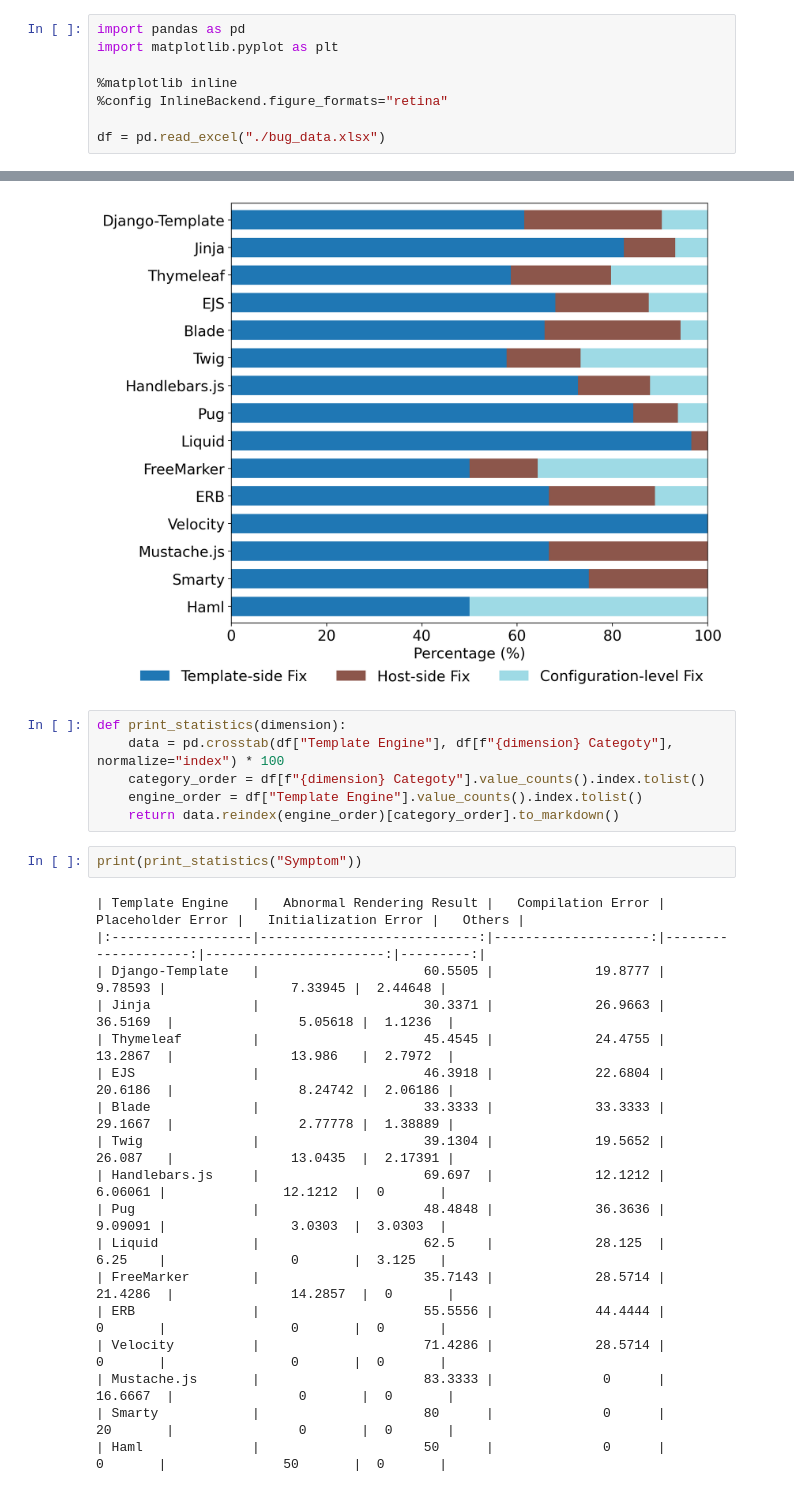
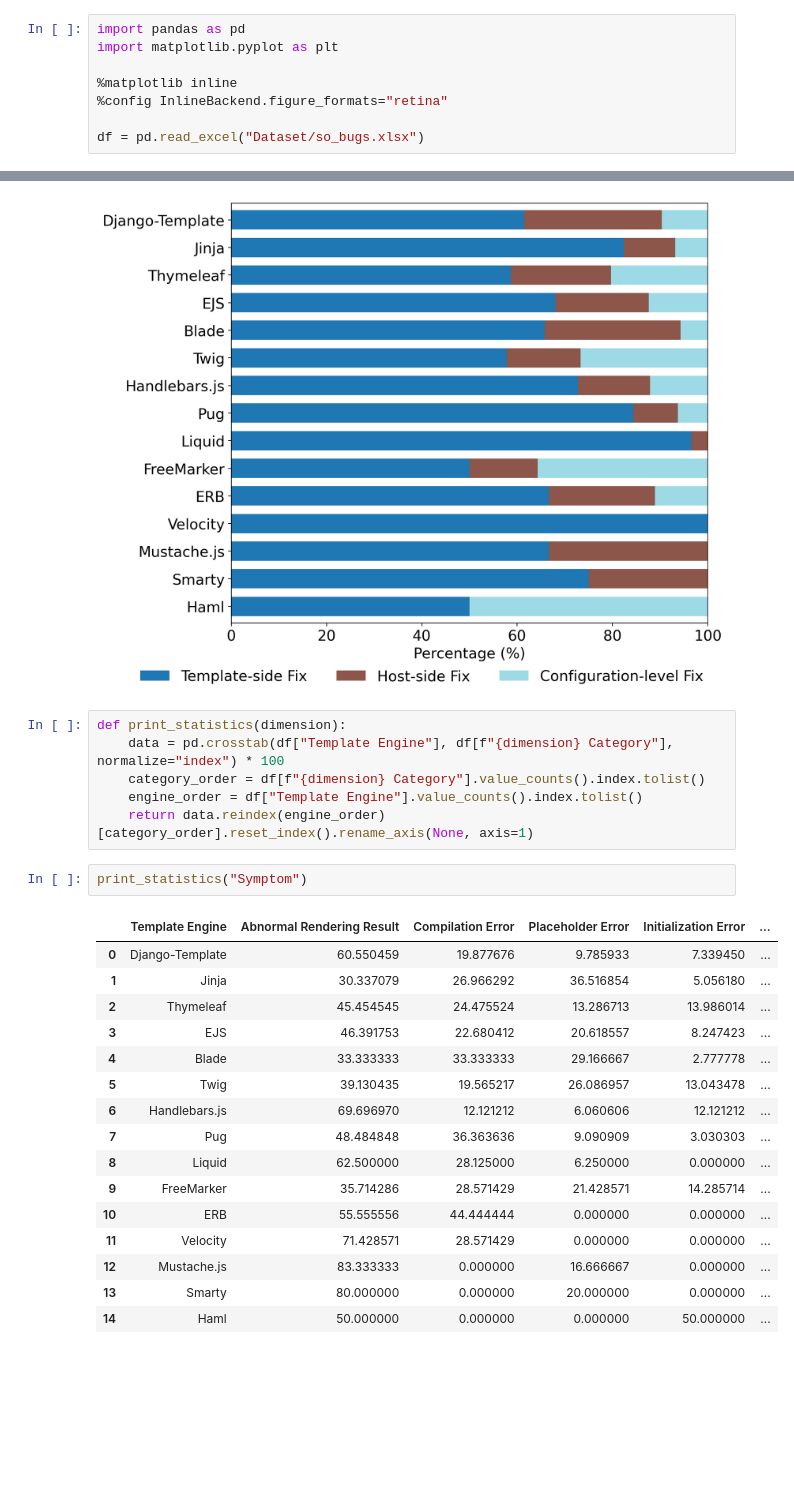
Before and after one commit to ROCK-SE/template-engine-bugs, a Jupyter notebook: plot.ipynb, the cells around one changed output, grey strips where cells are left out. Saved outputs shown, nothing was run; the diff lists cells and outputs as text; blank space fills up the shorter version.

```diff
--- a/plot.ipynb
+++ b/plot.ipynb
@@ -5,6 +5,6 @@ import matplotlib.pyplot as plt
 %matplotlib inline
 %config InlineBackend.figure_formats="retina"
 
-df = pd.read_excel("./bug_data.xlsx")
+df = pd.read_excel("Dataset/so_bugs.xlsx")
 # %%
 def plot(df, dimension, figsize=(8, 6), ticklabelsize=14, legendsize=12):
@@ -58,28 +58,27 @@ plot(df, "Fix Pattern", figsize=(8, 7), ticklabelsize=16, legendsize=16)
 [figure]
 # %%
 def print_statistics(dimension):
-    data = pd.crosstab(df["Template Engine"], df[f"{dimension} Categoty"], normalize="index") * 100
-    category_order = df[f"{dimension} Categoty"].value_counts().index.tolist()
+    data = pd.crosstab(df["Template Engine"], df[f"{dimension} Category"], normalize="index") * 100
+    category_order = df[f"{dimension} Category"].value_counts().index.tolist()
     engine_order = df["Template Engine"].value_counts().index.tolist()
-    return data.reindex(engine_order)[category_order].to_markdown()
+    return data.reindex(engine_order)[category_order].reset_index().rename_axis(None, axis=1)
 # %%
-print(print_statistics("Symptom"))
+print_statistics("Symptom")
 # %% [output]
-| Template Engine   |   Abnormal Rendering Result |   Compilation Error |   Placeholder Error |   Initialization Error |   Others |
-|:------------------|----------------------------:|--------------------:|--------------------:|-----------------------:|---------:|
-| Django-Template   |                     60.5505 |             19.8777 |             9.78593 |                7.33945 |  2.44648 |
-| Jinja             |                     30.3371 |             26.9663 |            36.5169  |                5.05618 |  1.1236  |
-| Thymeleaf         |                     45.4545 |             24.4755 |            13.2867  |               13.986   |  2.7972  |
-| EJS               |                     46.3918 |             22.6804 |            20.6186  |                8.24742 |  2.06186 |
-| Blade             |                     33.3333 |             33.3333 |            29.1667  |                2.77778 |  1.38889 |
-| Twig              |                     39.1304 |             19.5652 |            26.087   |               13.0435  |  2.17391 |
-| Handlebars.js     |                     69.697  |             12.1212 |             6.06061 |               12.1212  |  0       |
-| Pug               |                     48.4848 |             36.3636 |             9.09091 |                3.0303  |  3.0303  |
-| Liquid            |                     62.5    |             28.125  |             6.25    |                0       |  3.125   |
-| FreeMarker        |                     35.7143 |             28.5714 |            21.4286  |               14.2857  |  0       |
-| ERB               |                     55.5556 |             44.4444 |             0       |                0       |  0       |
-| Velocity          |                     71.4286 |             28.5714 |             0       |                0       |  0       |
-| Mustache.js       |                     83.3333 |              0      |            16.6667  |                0       |  0       |
-| Smarty            |                     80      |              0      |            20       |                0       |  0       |
-| Haml              |                     50      |              0      |             0       |               50       |  0       |
+|  | Template Engine | Abnormal Rendering Result | Compilation Error | Placeholder Error | Initialization Error | ... |
+| 0 | Django-Template | 60.550459 | 19.877676 | 9.785933 | 7.339450 | ... |
+| 1 | Jinja | 30.337079 | 26.966292 | 36.516854 | 5.056180 | ... |
+| 2 | Thymeleaf | 45.454545 | 24.475524 | 13.286713 | 13.986014 | ... |
+| 3 | EJS | 46.391753 | 22.680412 | 20.618557 | 8.247423 | ... |
+| 4 | Blade | 33.333333 | 33.333333 | 29.166667 | 2.777778 | ... |
+| 5 | Twig | 39.130435 | 19.565217 | 26.086957 | 13.043478 | ... |
+| 6 | Handlebars.js | 69.696970 | 12.121212 | 6.060606 | 12.121212 | ... |
+| 7 | Pug | 48.484848 | 36.363636 | 9.090909 | 3.030303 | ... |
+| 8 | Liquid | 62.500000 | 28.125000 | 6.250000 | 0.000000 | ... |
+| 9 | FreeMarker | 35.714286 | 28.571429 | 21.428571 | 14.285714 | ... |
+| 10 | ERB | 55.555556 | 44.444444 | 0.000000 | 0.000000 | ... |
+| 11 | Velocity | 71.428571 | 28.571429 | 0.000000 | 0.000000 | ... |
+| 12 | Mustache.js | 83.333333 | 0.000000 | 16.666667 | 0.000000 | ... |
+| 13 | Smarty | 80.000000 | 0.000000 | 20.000000 | 0.000000 | ... |
+| 14 | Haml | 50.000000 | 0.000000 | 0.000000 | 50.000000 | ... |
 # %%
```
Also changed, not shown: parts of 4 cells of this notebook, 2 other files.
